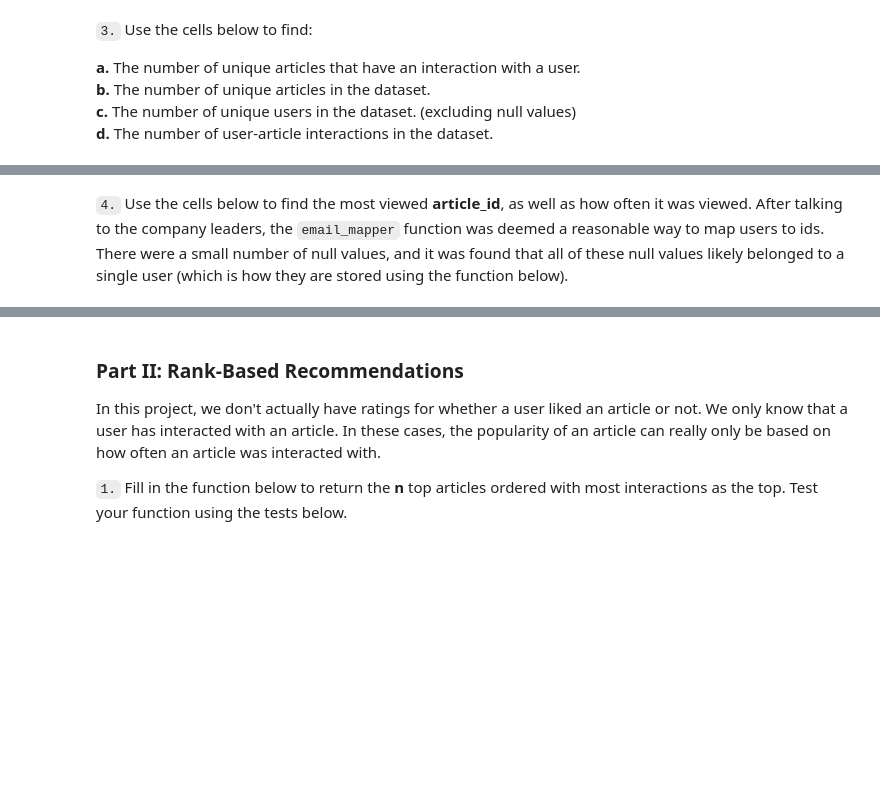
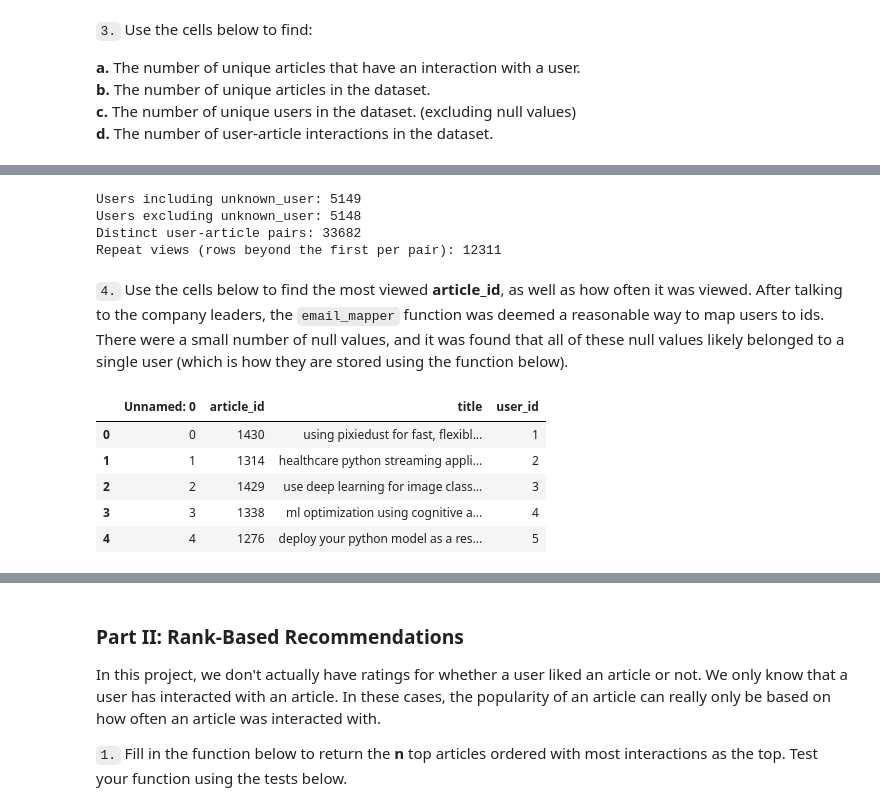
Before and after one commit to tyvee1/ibm-article-recommender, a Jupyter notebook: Recommendations_with_IBM.ipynb, the cells around one changed output, grey strips where cells are left out. Drawn from its saved outputs; the diff is of its cells as text; code cells hidden in the pictures; blank space fills up the shorter version.

```diff
--- a/Recommendations_with_IBM.ipynb
+++ b/Recommendations_with_IBM.ipynb
@@ -48,5 +88,6 @@ df[df.email.isna()]
 # %%
 # Fill email NaNs with "unknown_user"
+df["email"] = df["email"].fillna("unknown_user")
 # %%
 # Check if no more NaNs
 df[df.email.isna()]
@@ -88,3 +148,15 @@ user_article_interactions =  # The number of user-article interactions
+# %%
+known_users = df.loc[df["email"] != "unknown_user", "email"].nunique()
+unique_pairs = len(df.drop_duplicates(["email", "article_id"]))
+print(f"Users including unknown_user: {unique_users}")
+print(f"Users excluding unknown_user: {known_users}")
+print(f"Distinct user-article pairs: {unique_pairs}")
+print(f"Repeat views (rows beyond the first per pair): {len(df) - unique_pairs}")
+# %% [output]
+Users including unknown_user: 5149
+Users excluding unknown_user: 5148
+Distinct user-article pairs: 33682
+Repeat views (rows beyond the first per pair): 12311
 # %% [markdown]
 `4.` Use the cells below to find the most viewed **article_id**, as well as how often it was viewed.  After talking to the company leaders, the `email_mapper` function was deemed a reasonable way to map users to ids.  There were a small number of null values, and it was found that all of these null values likely belonged to a single user (which is how they are stored using the function below).
 # %%
@@ -93,19 +166,36 @@ max_views =  # The most viewed article in the dataset was viewed how many times?
 # %%
 ## No need to change the code here - this will be helpful for later parts of the notebook
 # Run this cell to map the user email to a user_id column and remove the email column
 
 def email_mapper(df=df):
+    """Map each email to a whole-number user id, in order of first appearance.
+
+    INPUT:
+    df - (pandas dataframe) df as defined at the top of the notebook, with
+         the missing emails already filled with "unknown_user"
+
+    OUTPUT:
+    user_ids - (list) one user id per row of df, starting at 1; every row
+               with the same email gets the same id
+    """
     coded_dict = {
         email: num
         for num, email in enumerate(df['email'].unique(), start=1)
     }
     return [coded_dict[val] for val in df['email']]
 
 df['user_id'] = email_mapper(df)
 del df['email']
 
 # show header
 df.head()
+# %% [output]
+|  | Unnamed: 0 | article_id | title | user_id |
+| 0 | 0 | 1430 | using pixiedust for fast, flexibl... | 1 |
+| 1 | 1 | 1314 | healthcare python streaming appli... | 2 |
+| 2 | 2 | 1429 | use deep learning for image class... | 3 |
+| 3 | 3 | 1338 | ml optimization using cognitive a... | 4 |
+| 4 | 4 | 1276 | deploy your python model as a res... | 5 |
 # %%
 ## If you stored all your results in the variable names above,
 ## you shouldn't need to change anything in this cell
```
Also changed, not shown: parts of 86 cells of this notebook, 18 other files.
